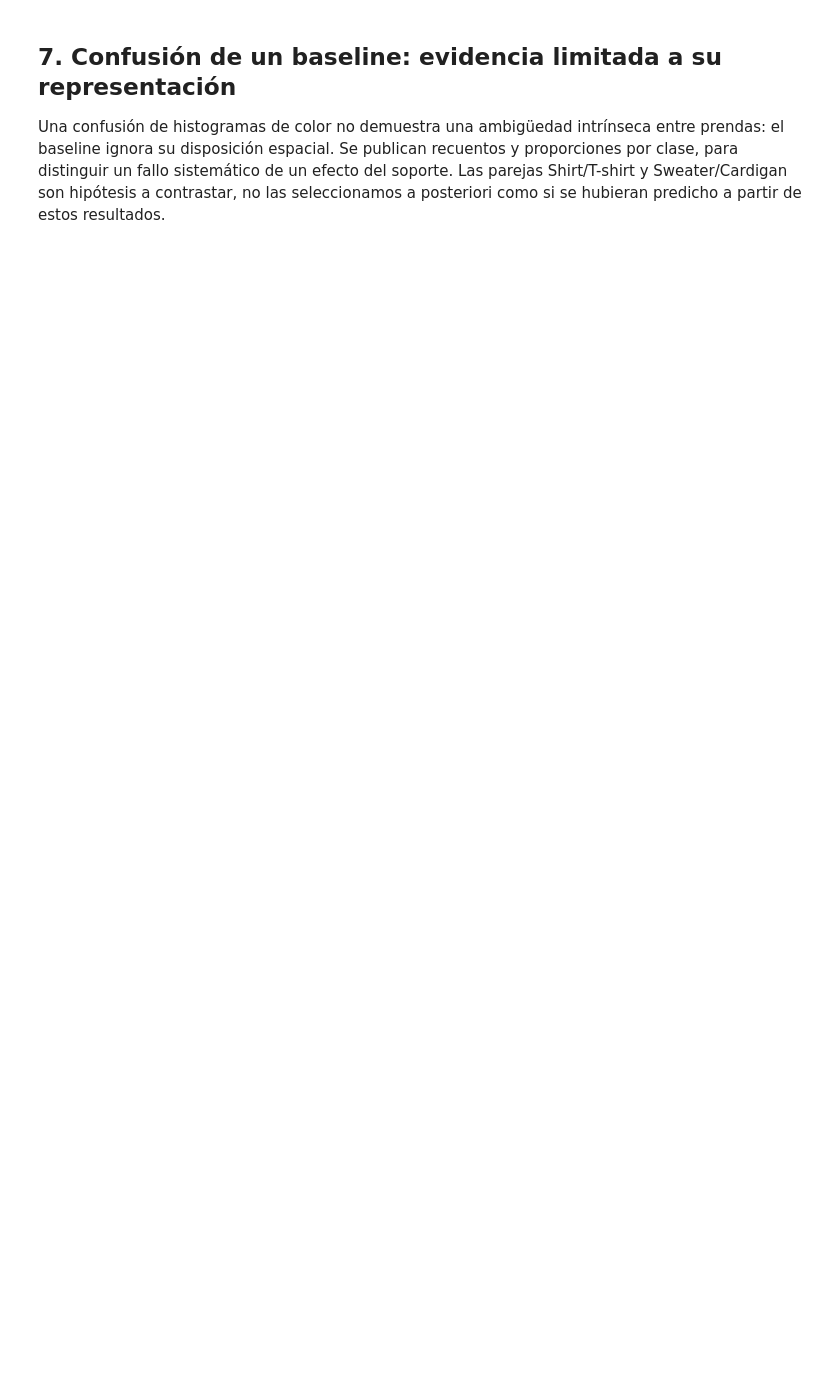
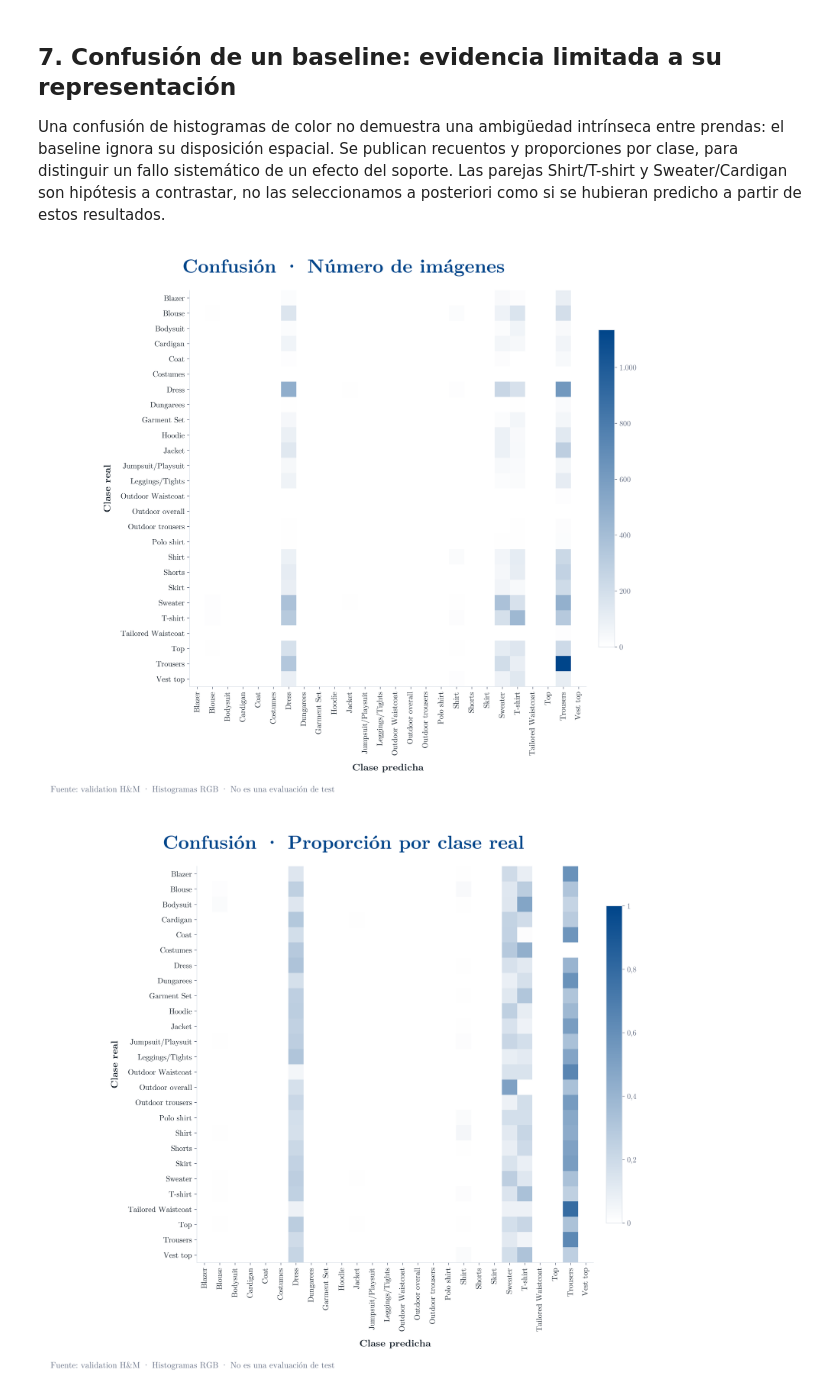
Before and after one commit to ML-ENI/fashion-vision-dl, a Jupyter notebook: notebooks/03_eda_images.ipynb, the cells around one changed output. Drawn from its saved outputs; the diff is of its cells as text; code cells hidden in the pictures; blank space fills up the shorter version.

Commit message:
Publish executed EDA notebook with compact visualizations

```diff
--- a/notebooks/03_eda_images.ipynb
+++ b/notebooks/03_eda_images.ipynb
@@ -191,17 +340,35 @@ np.savez_compressed(RESULTS/'validation_predictions.npz',article_ids=validation.
 
 Una confusión de histogramas de color no demuestra una ambigüedad intrínseca entre prendas: el baseline ignora su disposición espacial. Se publican recuentos y proporciones por clase, para distinguir un fallo sistemático de un efecto del soporte. Las parejas Shirt/T-shirt y Sweater/Cardigan son hipótesis a contrastar, no las seleccionamos a posteriori como si se hubieran predicho a partir de estos resultados.
 # %%
+from IPython.display import Image as DisplayImage
+from matplotlib.colors import LinearSegmentedColormap
+from sklearn.metrics import confusion_matrix
+
 cm=confusion_matrix(val_y,predictions['Logística de color'],labels=np.arange(len(names)))
-cm_normalized=cm/cm.sum(axis=1,keepdims=True)
-fig,axes=plt.subplots(1,2,figsize=(24,11))
-for ax,values,title in zip(axes,[cm,cm_normalized],['Recuentos','Proporción por clase real']):
-    image=ax.imshow(values,cmap='Blues',vmin=0,vmax=None if title=='Recuentos' else 1)
-    ax.set_xticks(range(len(names)),names,rotation=70,ha='right');ax.set_yticks(range(len(names)),names)
-    ax.set(xlabel='Clase predicha',ylabel='Clase real',title=title)
+row_totals=cm.sum(axis=1,keepdims=True)
+cm_normalized=np.divide(cm,row_totals,out=np.zeros_like(cm,dtype=float),where=row_totals>0)
+blue_scale=LinearSegmentedColormap.from_list('etsit_confusion',['#FFFFFF','#00458A'])
+# Dos salidas independientes: cada matriz dispone del ancho del notebook.
+for values,title,suffix,upper in [
+    (cm,'Confusión · Número de imágenes','counts',None),
+    (cm_normalized,'Confusión · Proporción por clase real','proportions',1),
+]:
+    fig,ax=plt.subplots(figsize=(12,11))
+    image=ax.imshow(values,cmap=blue_scale,vmin=0,vmax=upper)
+    ax.set_xticks(range(len(names)),names,rotation=90,ha='center',fontsize=11,color='#17212B')
+    ax.set_yticks(range(len(names)),names,fontsize=11,color='#17212B')
+    ax.set_xlabel('Clase predicha',fontsize=14)
+    ax.set_ylabel('Clase real',fontsize=14)
     ax.grid(False)
-    fig.colorbar(image,ax=ax,shrink=.7)
-fig.suptitle('La referencia de color no utiliza la estructura espacial')
-save_figure(fig,ROOT,'03_colour_confusion','Fuente: validation H&M · Baseline fijo de histogramas RGB · No es una evaluación de test')
-plt.show()
+    fig.suptitle(title,color='#00458A')
+    bar=fig.colorbar(image,ax=ax,shrink=.8,pad=.025)
+    bar.ax.tick_params(labelsize=11)
+    name=f'03_colour_confusion_{suffix}'
+    save_figure(fig,ROOT,name,'Fuente: validation H&M · Histogramas RGB · No es una evaluación de test')
+    display(DisplayImage(filename=str(ROOT/f'results/figures/data/{name}.png'),width=950))
+    plt.close(fig)
 pairs=pd.DataFrame([{'Real':names[i],'Predicha':names[j],'Errores':int(cm[i,j]),'Fraccion_clase':float(cm_normalized[i,j])} for i in range(len(names)) for j in range(len(names)) if i!=j]).sort_values('Errores',ascending=False)
 display(styled(pairs.head(12),3))
+# %% [output]
+[figure, added]
+[figure, added]
```
Also changed, not shown: parts of 12 cells of this notebook, 2 other files.
